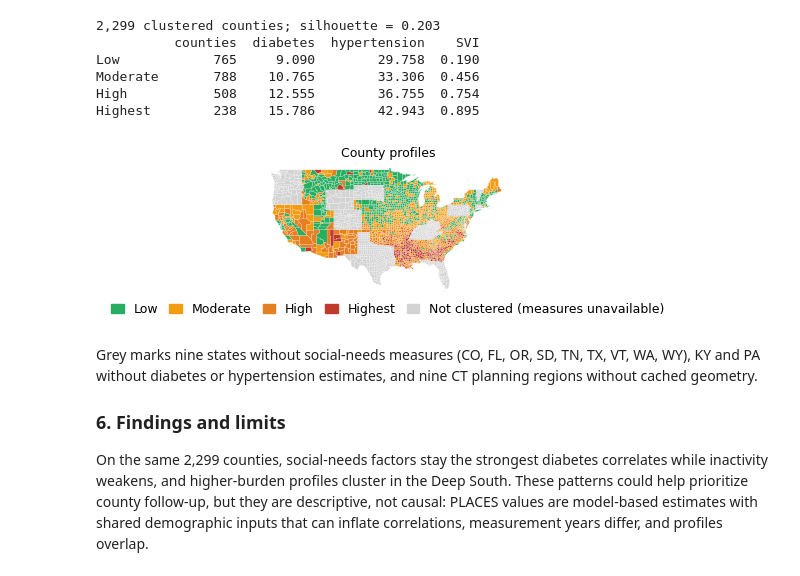
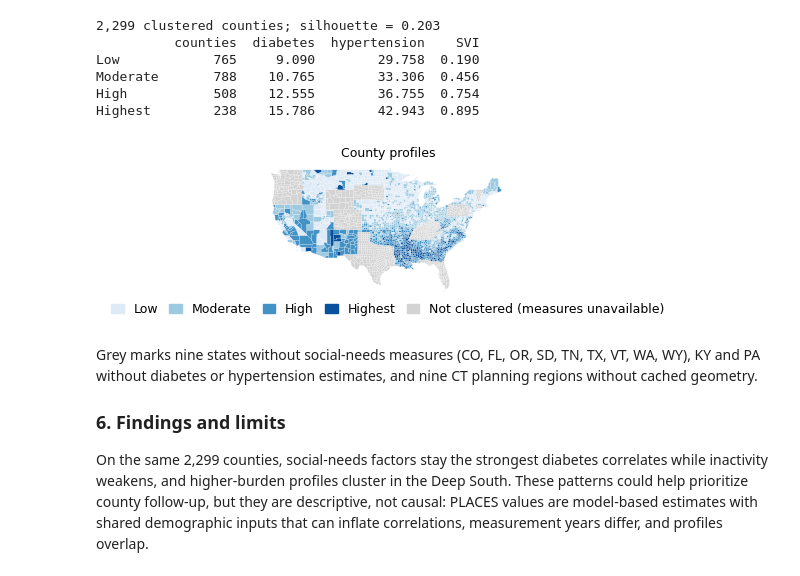
Before and after one commit to Booth-DH/Global_AI_Internship, a Jupyter notebook: code_sample/code_sample.ipynb, the cells around one changed output. Cells and saved outputs as stored; diff of their text form; code cells hidden in the pictures.

```diff
--- a/code_sample/code_sample.ipynb
+++ b/code_sample/code_sample.ipynb
@@ -121,31 +121,31 @@ High           508    12.555        36.755  0.754
 Highest        238    15.786        42.943  0.895
 # %%
 def plot_county_profiles(complete):
-    colors = dict(zip([*tiers, 'Not clustered'], ['#27ae60', '#f39c12', '#e67e22', '#c0392b', '#d3d3d3']))
+    colors = dict(zip([*tiers, 'Not clustered'], ['#deebf7', '#9ecae1', '#4292c6', '#08519c', '#d3d3d3']))
     lookup = complete.tier.astype('string').map(colors).to_dict()
     geo = json.loads((ROOT / 'data/processed/us_counties.geojson').read_text())
     fig, ax = plt.subplots(figsize=(5.6, 1.8))
     ax.axis('off')
     visible = [county for county in geo['features'] if county['id'][:2] not in {'02', '15', '72'}]
     for county in visible:
         fips, geometry = county['id'], county['geometry']
         polygons = [geometry['coordinates']] if geometry['type'] == 'Polygon' else geometry['coordinates']
         for polygon in polygons:
             shape = MplPath.make_compound_path(*[MplPath(ring, closed=True) for ring in polygon])
             ax.add_patch(PathPatch(shape, facecolor=lookup.get(fips, '#d3d3d3'), edgecolor='w', lw=.12))
     ax.set(xlim=(-125, -66), ylim=(24, 50), aspect=1.25)
     ax.set_title('County profiles', fontsize=9)
     colors['Not clustered (measures unavailable)'] = colors.pop('Not clustered')
     handles = [Patch(color=color, label=tier) for tier, color in colors.items()]
     fig.legend(handles=handles, loc='lower center', ncol=5, frameon=False,
         columnspacing=.9, handlelength=1, fontsize=9)
     fig.subplots_adjust(left=.02, right=.98, top=.88, bottom=.16)
     return fig
 figure = plot_county_profiles(complete)
 figure.savefig(OUT / 'figures/fig_risk_tier_map.png', dpi=240)
 plt.show()
 # %% [output]
-[figure, old version]
+[figure, new version]
 # %% [markdown]
 Grey marks nine states without social-needs measures (CO, FL, OR, SD, TN, TX, VT, WA, WY), KY and PA without diabetes or hypertension estimates, and nine CT planning regions without cached geometry.
 
```
Also changed, not shown: parts of 1 cell of this notebook, 4 other files.
